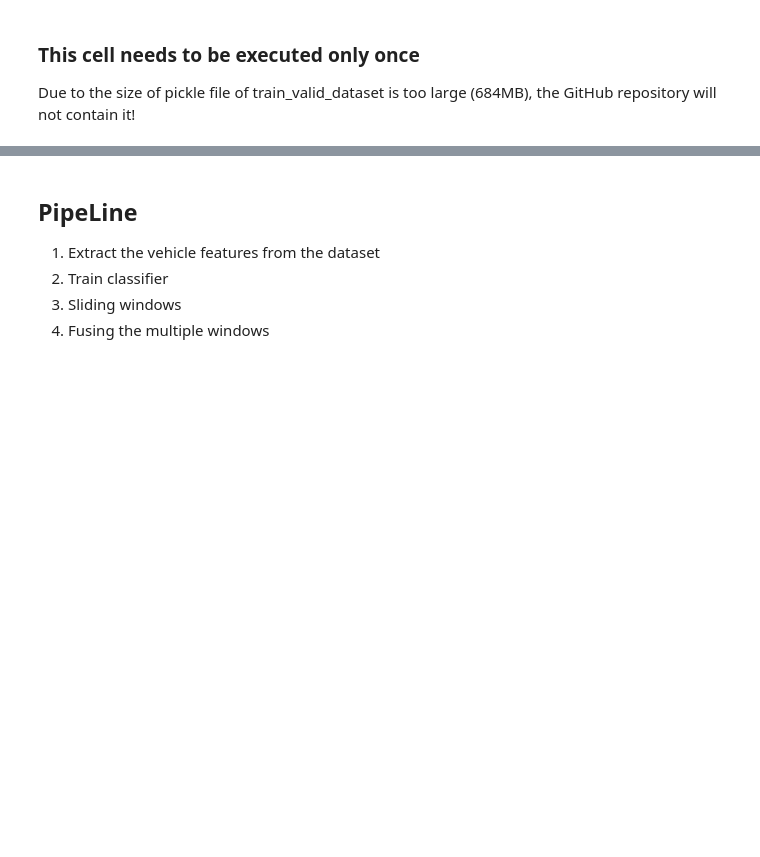
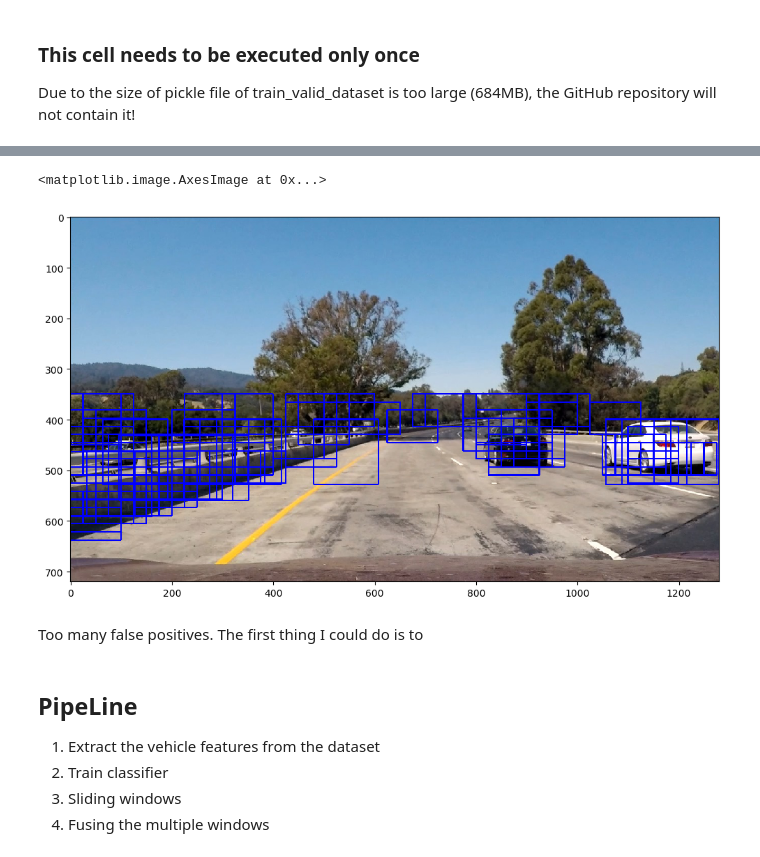
Before and after one commit to Tsuihao/CarND-Vehicle-Detection, a Jupyter notebook: vihicle_detection.ipynb, the cells around one changed output, grey strips where cells are left out. Drawn from its saved outputs; the diff is of its cells as text; code cells hidden in the pictures; blank space fills up the shorter version.

```diff
--- a/vihicle_detection.ipynb
+++ b/vihicle_detection.ipynb
@@ -292,0 +477,29 @@ The valid accuracy is 0.9541103603603603%
+# %%
+class VehicleDetector(object):
+    '''
+    Host class for the vehicle dection
+    '''
+
+    def __init__(self):
+        self.clf = VehicleClassifier() # classifier
+        self.clf.load_trained_model(fname='trained_models\SVM')
+        self.fe = FeatureExtractor() # Feature extractor
+
+
+    def search_windows(self, img, windows):
+        '''
+        Takes the specified windows
+        '''
+
+        detections = []
+        for window in windows:
+            # Extract the area from original image
+            img_resize = cv2.resize(img[window[0][1]:window[1][1], window[0][0]:window[1][0]], (64, 64))
+
+            # Extract features
+            features = self.fe.extract_img_features(img_resize)
+            # Predict
+            pred = self.clf.predict_with_features((features).reshape(1, -1)) # The scaler is interally called!!!!
+            if pred[0] == 1: # Car!
+                detections.append(window)
+        return detections
@@ -293,3 +512,15 @@ The valid accuracy is 0.9541103603603603%
+# %%
+detected_windows = detector.search_windows(test_image, windows)
+# %%
+test_image_detect = draw_boxes(test_image, detected_windows)
+plt.figure(figsize=(12,8), dpi=100)
+plt.imshow(test_image_detect)
+# %% [output]
+<matplotlib.image.AxesImage at 0x...>
+[figure, added]
+# %% [markdown]
+Too many false positives.
+The first thing I could do is to
 # %% [markdown]
 ## PipeLine
 1. Extract the vehicle features from the dataset
```
Also changed, not shown: parts of 19 cells of this notebook, 4 other files.
